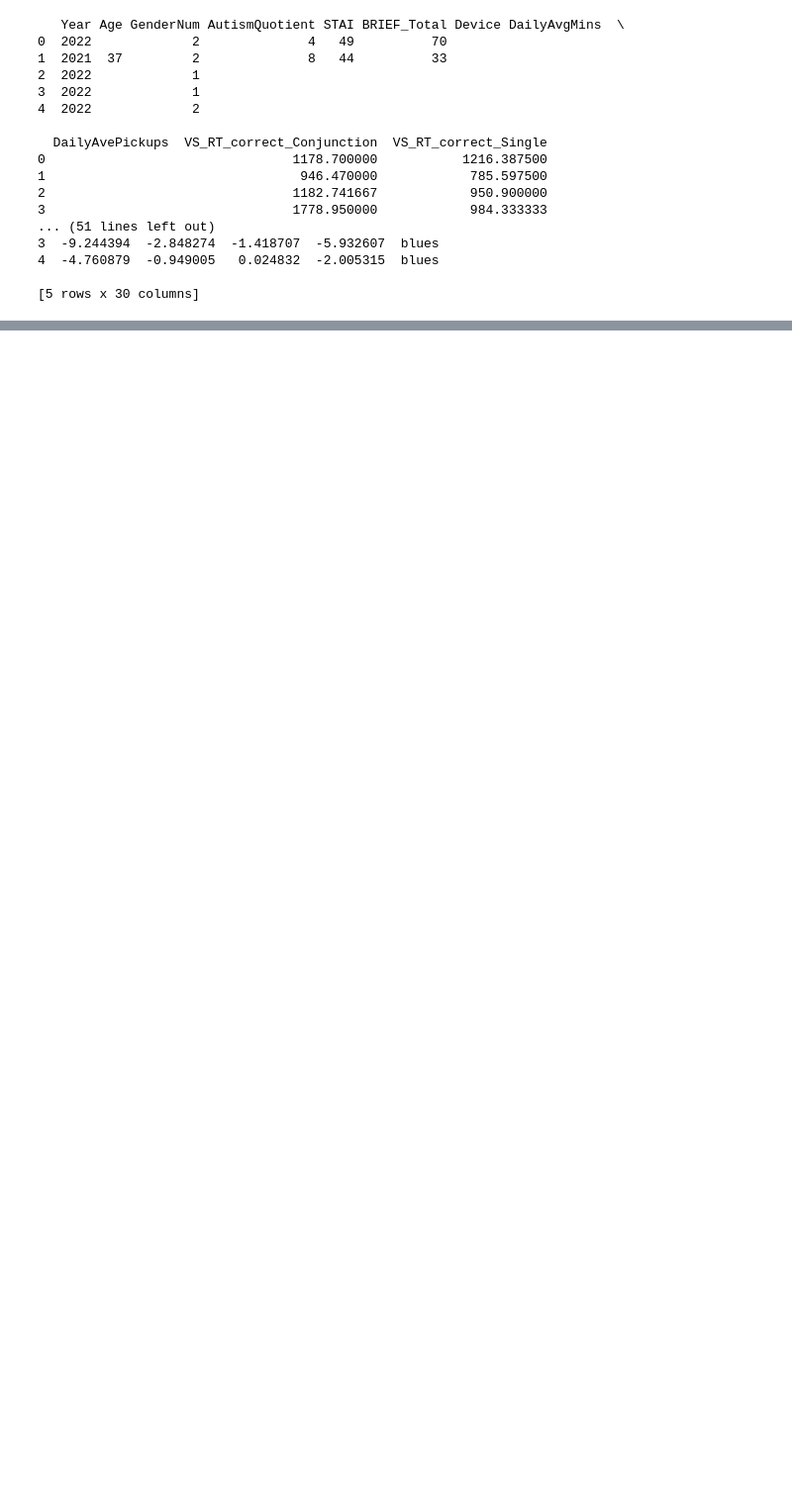
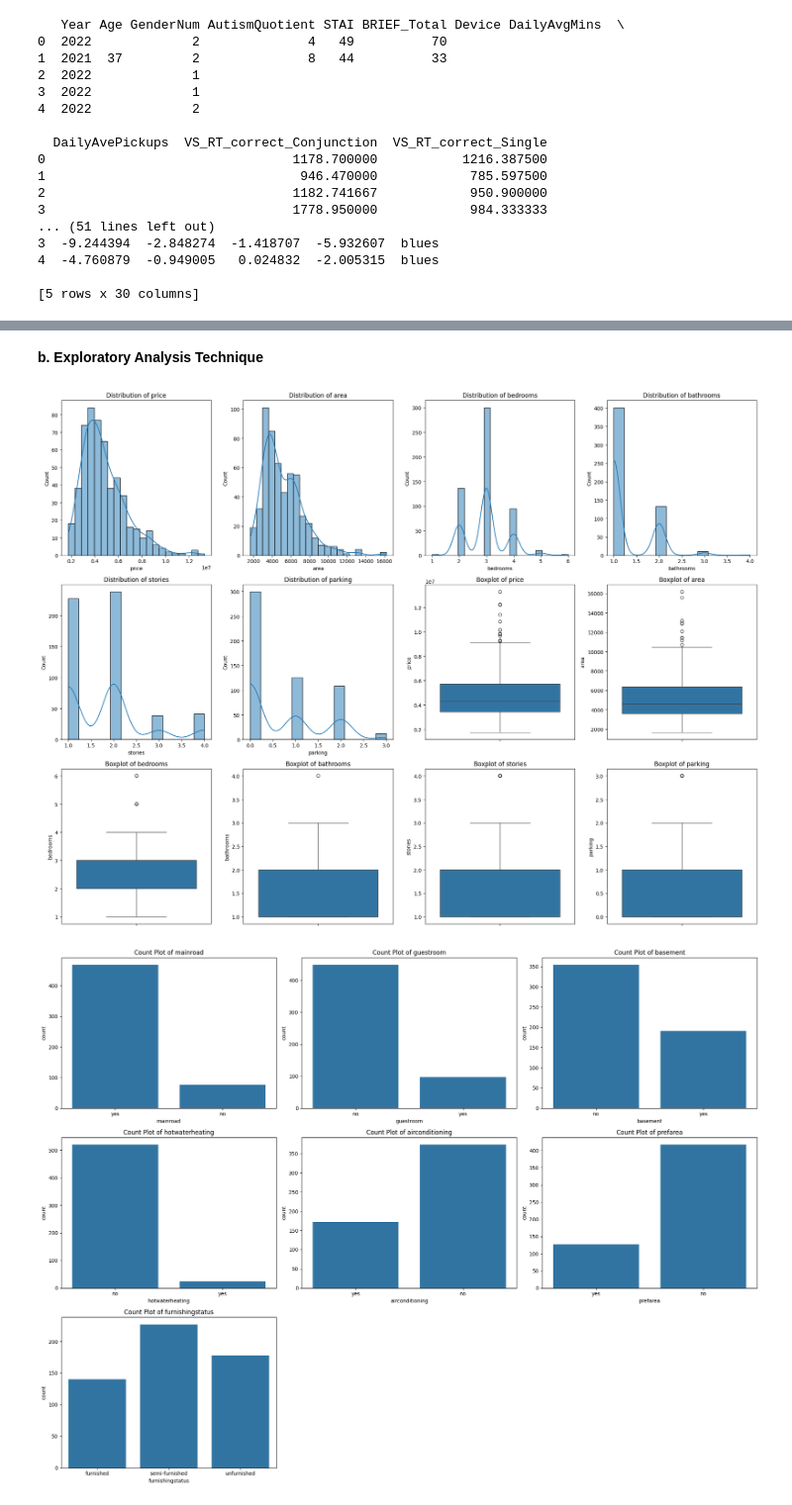
Before and after one commit to ChloeH719/Mathematics-and-Statistics, a Jupyter notebook: inclass_assignment2.ipynb, the cells around one changed output, grey strips where cells are left out. Shown at 99% size. Cells and saved outputs as stored; diff of their text form; code cells hidden in the pictures; blank space fills up the shorter version.

```diff
--- a/inclass_assignment2.ipynb
+++ b/inclass_assignment2.ipynb
@@ -41,0 +140,7 @@ print(df_data.head())
+# %%
+df_housing = pd.read_csv('Housing.csv')
+df_info = df_housing.info()
+df_describe = df_housing.describe()
+df_type = df_housing.dtypes
+
+df_info, df_describe, df_type
@@ -41,0 +187,41 @@ print(df_data.head())
+# %% [markdown]
+**b. Exploratory Analysis Technique**
+# %%
+# Visualizing the numerical variables using histograms and boxplots
+num_vars = ['price', 'area', 'bedrooms', 'bathrooms', 'stories', 'parking']
+
+# Setting up the matplotlib figure
+plt.figure(figsize=(20, 15))
+
+# Enumerating through the numerical variables to create subplots for histograms
+for i, var in enumerate(num_vars):
+    plt.subplot(3, 4, i+1)
+    sns.histplot(df_housing[var], kde=True)
+    plt.title(f'Distribution of {var}')
+
+# Enumerating through the numerical variables to create subplots for boxplots
+for i, var in enumerate(num_vars):
+    plt.subplot(3, 4, i+7)
+    sns.boxplot(y=df_housing[var])
+    plt.title(f'Boxplot of {var}')
+
+plt.tight_layout()
+plt.show()
+
+# Now, we will visualize the categorical variables using count plots
+cat_vars = ['mainroad', 'guestroom', 'basement', 'hotwaterheating', 'airconditioning', 'prefarea', 'furnishingstatus']
+
+# Setting up the matplotlib figure for categorical variables
+plt.figure(figsize=(20, 15))
+
+# Enumerating through the categorical variables to create subplots for count plots
+for i, var in enumerate(cat_vars):
+    plt.subplot(3, 3, i+1)
+    sns.countplot(x=df_housing[var])
+    plt.title(f'Count Plot of {var}')
+
+plt.tight_layout()
+plt.show()
+# %% [output]
+[figure, added]
+[figure, added]
```
Also changed, not shown: parts of 49 cells of this notebook, 2 other files.
